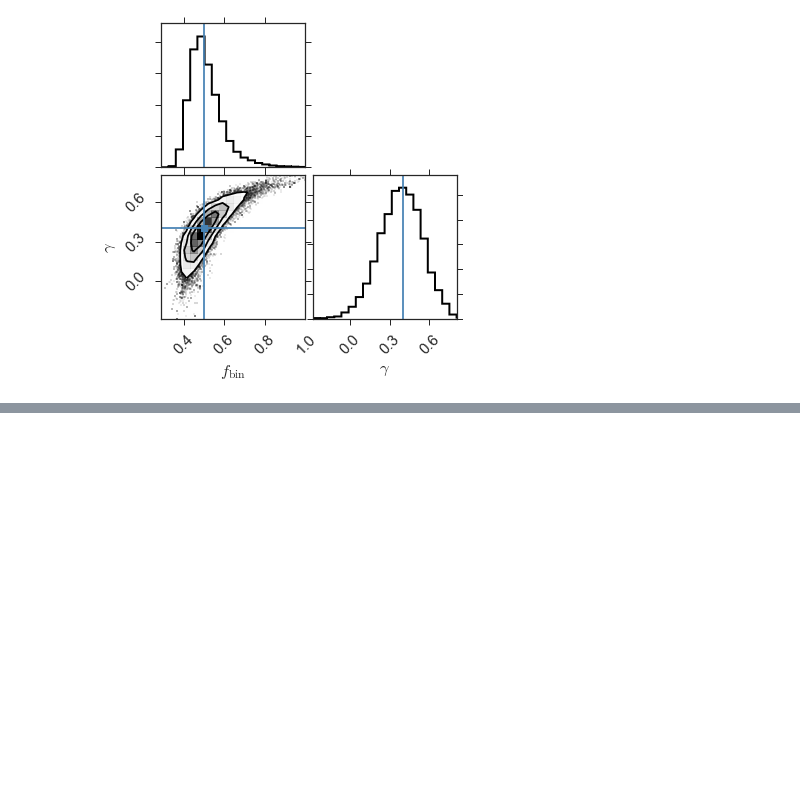
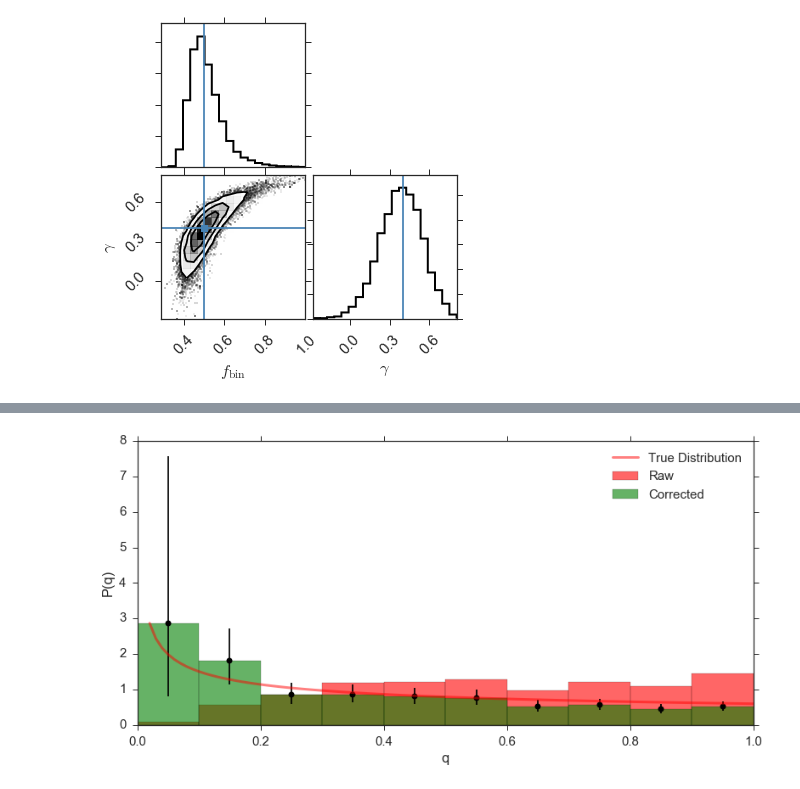
Before and after one commit to kgullikson88/BinaryInference, a Jupyter notebook: Method_Summary.ipynb, the cells around one changed output, grey strips where cells are left out. Drawn from its saved outputs; the diff is of its cells as text; code cells hidden in the pictures; blank space fills up the shorter version.

Commit message:
Added class to just generate completeness and debiased histograms.

```diff
--- a/Method_Summary.ipynb
+++ b/Method_Summary.ipynb
@@ -607,0 +611,70 @@ plt.savefig('Figures/Triangle_malmquist_fbin_prior.png')
+# %%
+reload(MassRatioDistribution)
+# Get data from the malmquist-biased orbit fit pool
+tmp = {}
+tmp['alpha'] = np.random.normal(loc=30, scale=5, size=500)
+tmp['beta'] = np.random.normal(loc=0.2, scale=0.03, size=500)
+sample_parameters = pd.DataFrame(data=tmp)
+
+data, M_prim, M_sec, a, e = Simulation.read_orbit_samples('Simulation_Data_jayhawk_total.h5',
+                                                          'malmquist_pool_highq',
+                                                          censor=True,
+                                                          sample_parameters=sample_parameters,
+                                                          f_bin=1.0)
+q = data[:, :, 0]
+q[q > 1] = 1.0/q[q > 1]
+
+# Find the mode q for each system (it gives better results than the mean/median on the edges)
+def mode(a, bins=30):
+    vals, bins = np.histogram(a[~np.isnan(a)], bins=bins)
+    mode = bins[np.argmax(vals)]
+    return mode
+best_q = []
+for i in range(q.shape[0]):
+    m = mode(q[i])
+    if m != 0:
+        best_q.append(m)
+best_q = np.array(best_q)
+
+# Prepare the histogram fitter
+dq = 0.1
+bins = np.arange(0, 1+dq, dq)
+completeness = MassRatioDistribution.CensoredCompleteness(sample_parameters.alpha, sample_parameters.beta)
+comp_fcn = lambda qval: completeness(qval) / float(best_q.size)
+malm_pars = np.array([-0.02042249,  0.04079731, -0.0227729 ,  0.01252475, -0.00095515, 0.00712293])
+histmaker = MassRatioDistribution.Hist(best_q, bins, best_q.size)
+
+# Correct for completeness and malmquist bias
+histmaker.completeness(completeness_fcn=comp_fcn)
+histmaker.malmquist(malm_pars=malm_pars[::-1])
+
+# Normalize the bins such that the total probability = 1 (ignore f_bin for this)
+norm = np.sum(histmaker.malm_vals * histmaker.bin_widths)
+histmaker.malm_vals /= norm
+histmaker.malm_low /= norm
+histmaker.malm_high /= norm
+
+# Make a histogram with binomial error bars
+fig, ax1 = plt.subplots(1, 1, figsize=(13,6))
+def plot_hist(ax, P, low, high, plot_errs=True, **kwargs):
+    norm = np.sum(P*histmaker.bin_widths)
+    vals = P / norm
+    lowerr = (P - low) / norm
+    higherr = (high - P) / norm
+    ax.bar(left=histmaker.bin_edges[:-1], height=vals, width=histmaker.bin_widths, **kwargs)
+    if plot_errs:
+        ax.errorbar(histmaker.bin_centers, vals, yerr=(lowerr, higherr), fmt='ko')
+
+plot_hist(ax1, histmaker.raw_vals, histmaker.raw_low, histmaker.raw_high, plot_errs=False, alpha=0.6, color='red', label='Raw')
+plot_hist(ax1, histmaker.malm_vals, histmaker.malm_low, histmaker.malm_high, alpha=0.6, color='green', label='Corrected')
+qplot = np.arange(0.02, 1.01, 0.01)
+gamma = 0.4
+ax1.plot(qplot, (1-gamma)*qplot**(-gamma), 'r-', lw=3, alpha=0.5, label='True Distribution')
+
+ax1.set_xlabel('q')
+ax1.set_ylabel('P(q)')
+leg = ax1.legend(loc='best', fancybox=True)
+plt.savefig('Figures/Corrected_Histogram.pdf')
+plt.savefig('Figures/Corrected_Histogram.png')
+# %% [output]
+[figure, added]
```
Also changed, not shown: parts of 5 cells of this notebook, 1 other file.
